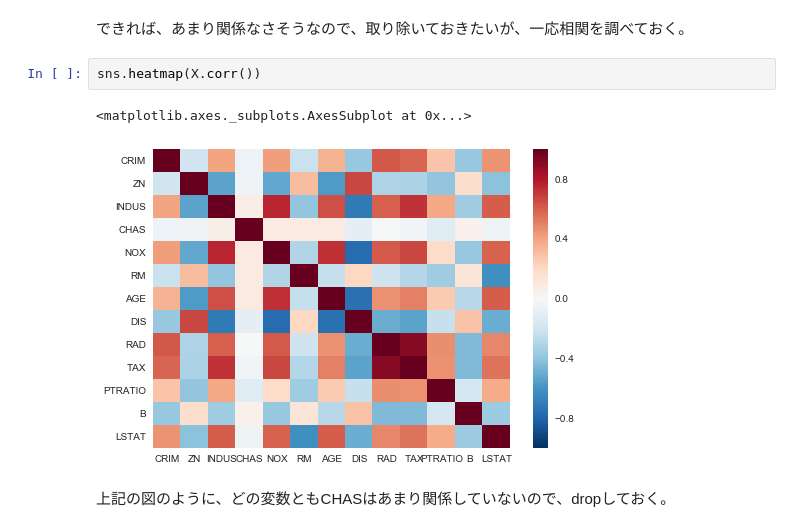
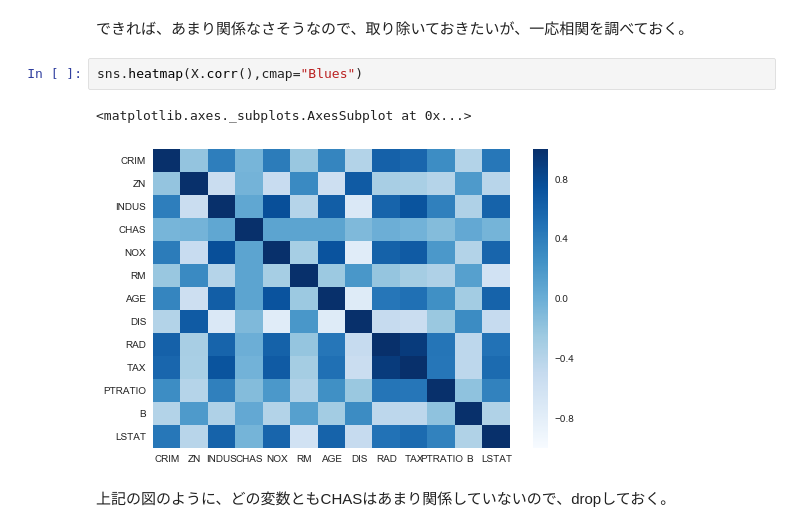
Before and after one commit to erdes/diveintocode-term0, a Jupyter notebook: Boston.ipynb, the cells around one changed output. Drawn from its saved outputs; the diff is of its cells as text.

```diff
--- a/Boston.ipynb
+++ b/Boston.ipynb
@@ -294,10 +284,10 @@ X_CHAS[(X_CHAS["CHAS"] >0)]
 # %% [markdown]
 できれば、あまり関係なさそうなので、取り除いておきたいが、一応相関を調べておく。
 # %%
-sns.heatmap(X.corr())
+sns.heatmap(X.corr(),cmap="Blues")
 # %% [output]
 <matplotlib.axes._subplots.AxesSubplot at 0x...>
-[figure, old version]
+[figure, new version]
 # %% [markdown]
 上記の図のように、どの変数ともCHASはあまり関係していないので、dropしておく。
 # %%
```
Also changed, not shown: parts of 42 cells of this notebook.
